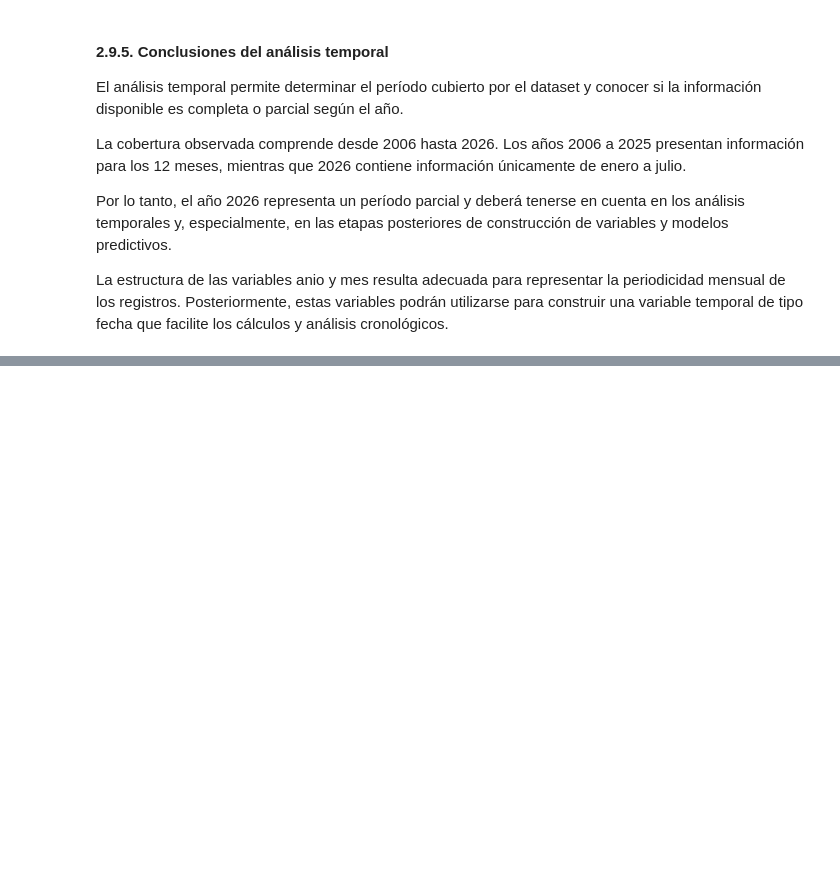
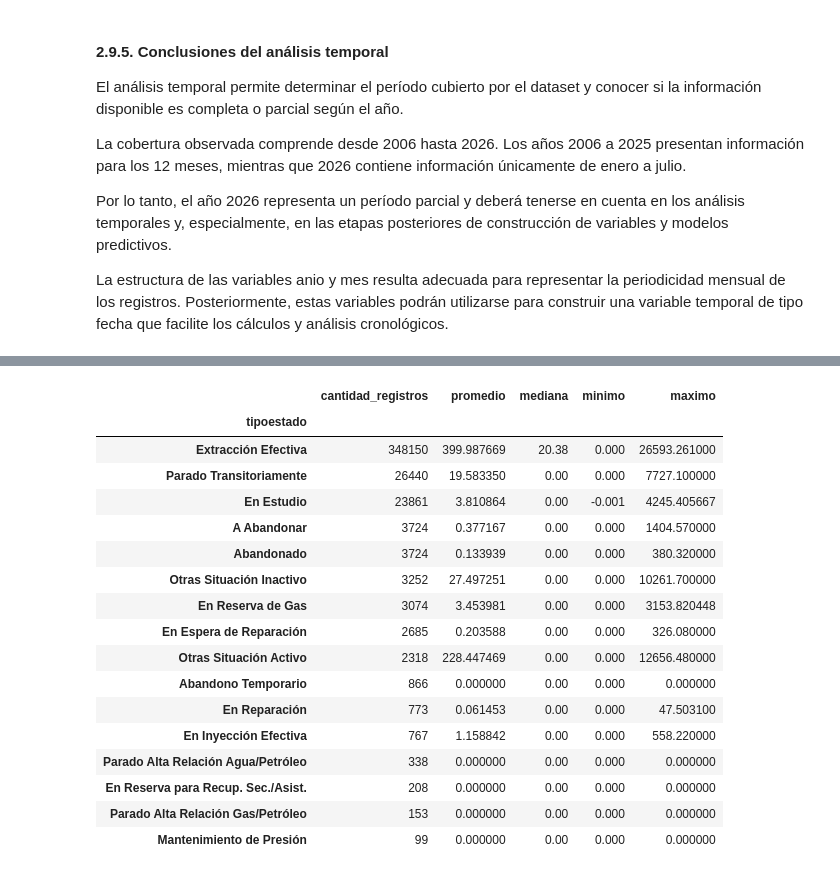
Before and after one commit to alexParedes027/oil-production-prediction, a Jupyter notebook: notebooks/01_exploracion_datos.ipynb, the cells around one changed output, grey strips where cells are left out. Saved outputs shown, nothing was run; the diff lists cells and outputs as text; code cells hidden in the pictures; blank space fills up the shorter version.

```diff
--- a/notebooks/01_exploracion_datos.ipynb
+++ b/notebooks/01_exploracion_datos.ipynb
@@ -837,0 +1120,34 @@ La estructura de las variables anio y mes resulta adecuada para representar la p
+# %%
+resumen_produccion_estado = (
+    produccion
+    .groupby("tipoestado")["prod_pet"]
+    .agg(
+        cantidad_registros="count",
+        promedio="mean",
+        mediana="median",
+        minimo="min",
+        maximo="max"
+    )
+    .sort_values("cantidad_registros", ascending=False)
+)
+
+display(resumen_produccion_estado)
+# %% [output]
+|  | cantidad_registros | promedio | mediana | minimo | maximo |
+| tipoestado |  |  |  |  |  |
+| Extracción Efectiva | 348150 | 399.987669 | 20.38 | 0.000 | 26593.261000 |
+| Parado Transitoriamente | 26440 | 19.583350 | 0.00 | 0.000 | 7727.100000 |
+| En Estudio | 23861 | 3.810864 | 0.00 | -0.001 | 4245.405667 |
+| A Abandonar | 3724 | 0.377167 | 0.00 | 0.000 | 1404.570000 |
+| Abandonado | 3724 | 0.133939 | 0.00 | 0.000 | 380.320000 |
+| Otras Situación Inactivo | 3252 | 27.497251 | 0.00 | 0.000 | 10261.700000 |
+| En Reserva de Gas | 3074 | 3.453981 | 0.00 | 0.000 | 3153.820448 |
+| En Espera de Reparación | 2685 | 0.203588 | 0.00 | 0.000 | 326.080000 |
+| Otras Situación Activo | 2318 | 228.447469 | 0.00 | 0.000 | 12656.480000 |
+| Abandono Temporario | 866 | 0.000000 | 0.00 | 0.000 | 0.000000 |
+| En Reparación | 773 | 0.061453 | 0.00 | 0.000 | 47.503100 |
+| En Inyección Efectiva | 767 | 1.158842 | 0.00 | 0.000 | 558.220000 |
+| Parado Alta Relación Agua/Petróleo | 338 | 0.000000 | 0.00 | 0.000 | 0.000000 |
+| En Reserva para Recup. Sec./Asist. | 208 | 0.000000 | 0.00 | 0.000 | 0.000000 |
+| Parado Alta Relación Gas/Petróleo | 153 | 0.000000 | 0.00 | 0.000 | 0.000000 |
+| Mantenimiento de Presión | 99 | 0.000000 | 0.00 | 0.000 | 0.000000 |
```
Also changed, not shown: parts of 31 cells of this notebook.
